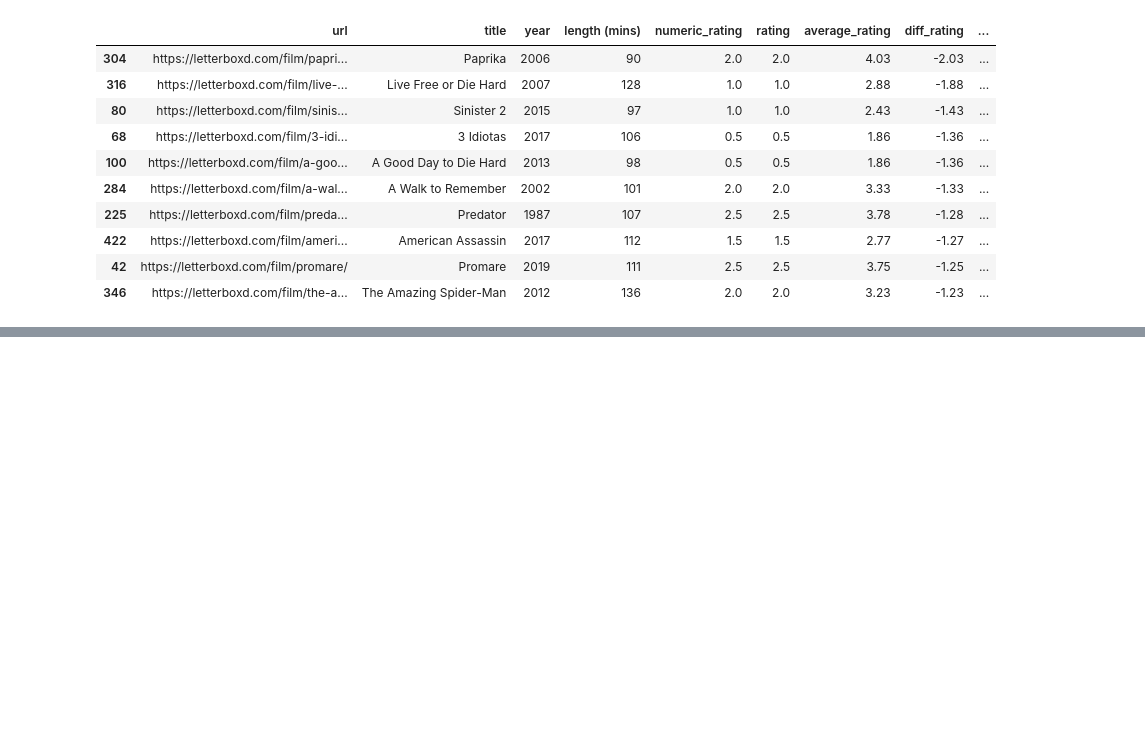
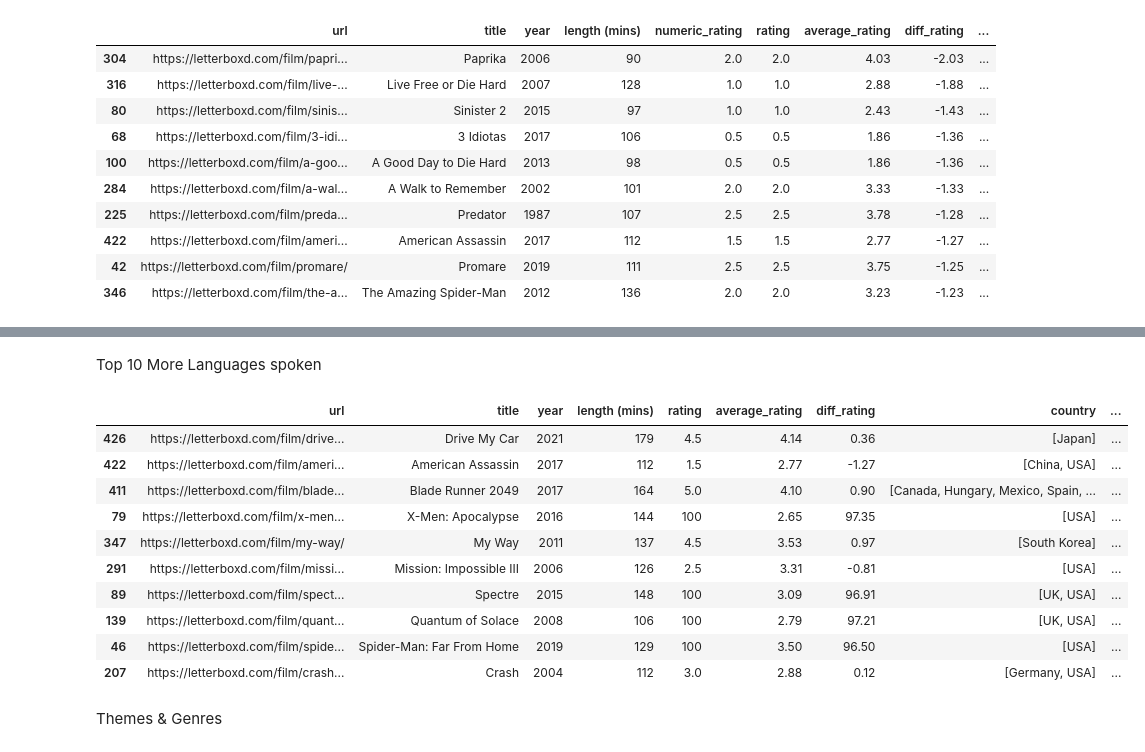
Before and after one commit to PaulMilMor/letterboxd_scraper, a Jupyter notebook: letterboxd_scraper/analysis.ipynb, the cells around one changed output, grey strips where cells are left out. Drawn from its saved outputs; the diff is of its cells as text; code cells hidden in the pictures; blank space fills up the shorter version.

```diff
--- a/letterboxd_scraper/analysis.ipynb
+++ b/letterboxd_scraper/analysis.ipynb
@@ -170,0 +198,2 @@ films[films['diff_rating'] < 5].sort_values(by=['diff_rating'], ascending=True).
+# %%
+films_copy = films.copy()
@@ -170,0 +227,18 @@ films[films['diff_rating'] < 5].sort_values(by=['diff_rating'], ascending=True).
+# %% [markdown]
+Top 10 More Languages spoken
+# %%
+films_copy.sort_values(by='total_languages', ascending=False).iloc[0:10]
+# %% [output]
+|  | url | title | year | length (mins) | rating | average_rating | diff_rating | country | ... |
+| 426 | https://letterboxd.com/film/drive... | Drive My Car | 2021 | 179 | 4.5 | 4.14 | 0.36 | [Japan] | ... |
+| 422 | https://letterboxd.com/film/ameri... | American Assassin | 2017 | 112 | 1.5 | 2.77 | -1.27 | [China, USA] | ... |
+| 411 | https://letterboxd.com/film/blade... | Blade Runner 2049 | 2017 | 164 | 5.0 | 4.10 | 0.90 | [Canada, Hungary, Mexico, Spain, ... | ... |
+| 79 | https://letterboxd.com/film/x-men... | X-Men: Apocalypse | 2016 | 144 | 100 | 2.65 | 97.35 | [USA] | ... |
+| 347 | https://letterboxd.com/film/my-way/ | My Way | 2011 | 137 | 4.5 | 3.53 | 0.97 | [South Korea] | ... |
+| 291 | https://letterboxd.com/film/missi... | Mission: Impossible III | 2006 | 126 | 2.5 | 3.31 | -0.81 | [USA] | ... |
+| 89 | https://letterboxd.com/film/spect... | Spectre | 2015 | 148 | 100 | 3.09 | 96.91 | [UK, USA] | ... |
+| 139 | https://letterboxd.com/film/quant... | Quantum of Solace | 2008 | 106 | 100 | 2.79 | 97.21 | [UK, USA] | ... |
+| 46 | https://letterboxd.com/film/spide... | Spider-Man: Far From Home | 2019 | 129 | 100 | 3.50 | 96.50 | [USA] | ... |
+| 207 | https://letterboxd.com/film/crash... | Crash | 2004 | 112 | 3.0 | 2.88 | 0.12 | [Germany, USA] | ... |
+# %% [markdown]
+Themes & Genres
```
Also changed, not shown: parts of 36 cells of this notebook.
